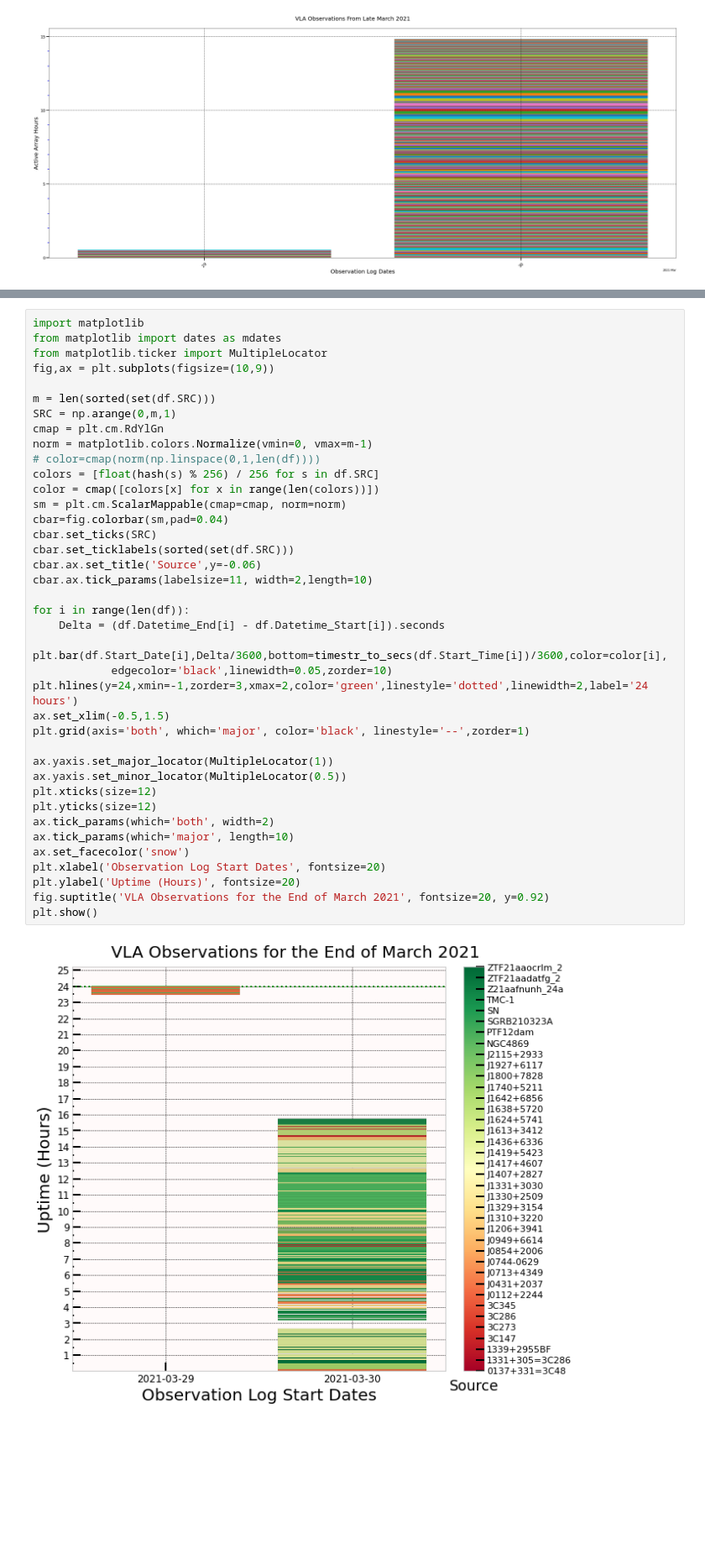
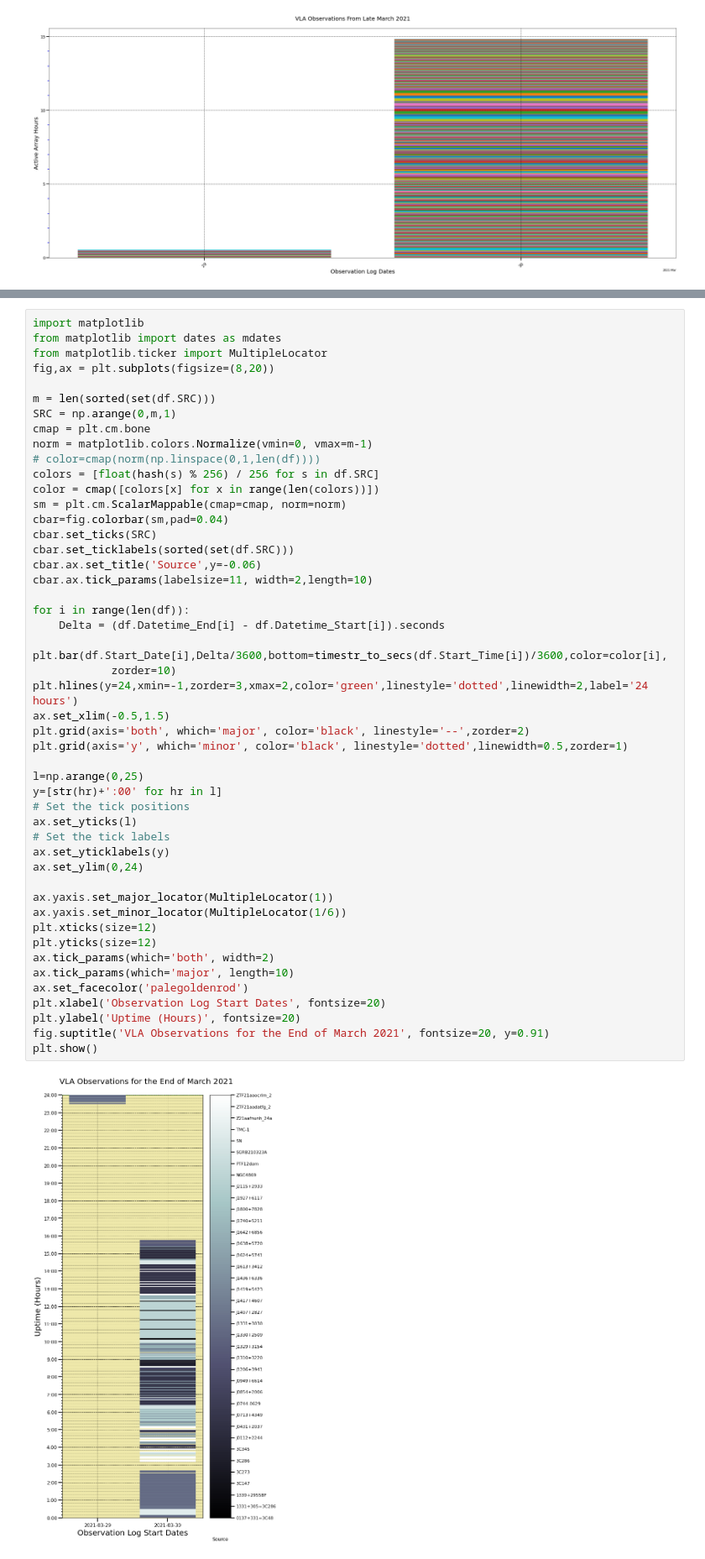
Before and after one commit to Tusay/VLA, a Jupyter notebook: VLA_Logs.ipynb, the cells around one changed output, grey strips where cells are left out. Shown at 84% size. Saved outputs shown, nothing was run; the diff lists cells and outputs as text; blank space fills up the shorter version.

```diff
--- a/VLA_Logs.ipynb
+++ b/VLA_Logs.ipynb
@@ -321,40 +359,49 @@ plt.show()
 import matplotlib
 from matplotlib import dates as mdates
 from matplotlib.ticker import MultipleLocator
-fig,ax = plt.subplots(figsize=(10,9))
+fig,ax = plt.subplots(figsize=(8,20))
 
 m = len(sorted(set(df.SRC)))
 SRC = np.arange(0,m,1)
-cmap = plt.cm.RdYlGn
+cmap = plt.cm.bone
 norm = matplotlib.colors.Normalize(vmin=0, vmax=m-1)
 # color=cmap(norm(np.linspace(0,1,len(df))))
 colors = [float(hash(s) % 256) / 256 for s in df.SRC]
 color = cmap([colors[x] for x in range(len(colors))])
 sm = plt.cm.ScalarMappable(cmap=cmap, norm=norm)
 cbar=fig.colorbar(sm,pad=0.04)
 cbar.set_ticks(SRC)
 cbar.set_ticklabels(sorted(set(df.SRC)))
 cbar.ax.set_title('Source',y=-0.06)
 cbar.ax.tick_params(labelsize=11, width=2,length=10)
 
 for i in range(len(df)):
     Delta = (df.Datetime_End[i] - df.Datetime_Start[i]).seconds
     plt.bar(df.Start_Date[i],Delta/3600,bottom=timestr_to_secs(df.Start_Time[i])/3600,color=color[i],
-            edgecolor='black',linewidth=0.05,zorder=10)
+            zorder=10)
 plt.hlines(y=24,xmin=-1,zorder=3,xmax=2,color='green',linestyle='dotted',linewidth=2,label='24 hours')
 ax.set_xlim(-0.5,1.5)
-plt.grid(axis='both', which='major', color='black', linestyle='--',zorder=1)
+plt.grid(axis='both', which='major', color='black', linestyle='--',zorder=2)
+plt.grid(axis='y', which='minor', color='black', linestyle='dotted',linewidth=0.5,zorder=1)
+
+l=np.arange(0,25)
+y=[str(hr)+':00' for hr in l]
+# Set the tick positions
+ax.set_yticks(l)
+# Set the tick labels
+ax.set_yticklabels(y)
+ax.set_ylim(0,24)
 
 ax.yaxis.set_major_locator(MultipleLocator(1))
-ax.yaxis.set_minor_locator(MultipleLocator(0.5))
+ax.yaxis.set_minor_locator(MultipleLocator(1/6))
 plt.xticks(size=12)
 plt.yticks(size=12)
 ax.tick_params(which='both', width=2)
 ax.tick_params(which='major', length=10)
-ax.set_facecolor('snow')
+ax.set_facecolor('palegoldenrod')
 plt.xlabel('Observation Log Start Dates', fontsize=20)
 plt.ylabel('Uptime (Hours)', fontsize=20)
-fig.suptitle('VLA Observations for the End of March 2021', fontsize=20, y=0.92)
+fig.suptitle('VLA Observations for the End of March 2021', fontsize=20, y=0.91)
 plt.show()
 # %% [output]
-[figure, old version]
+[figure, new version]
```
Also changed, not shown: parts of 18 cells of this notebook.
